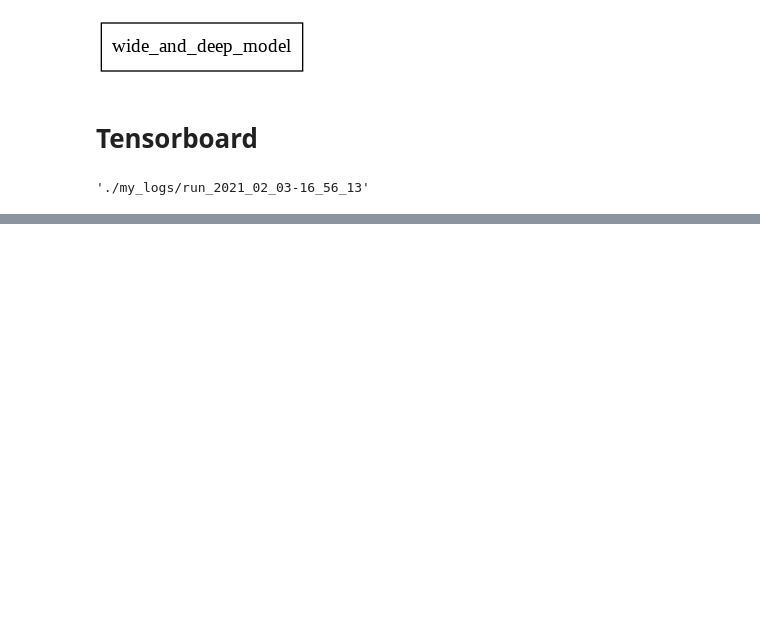
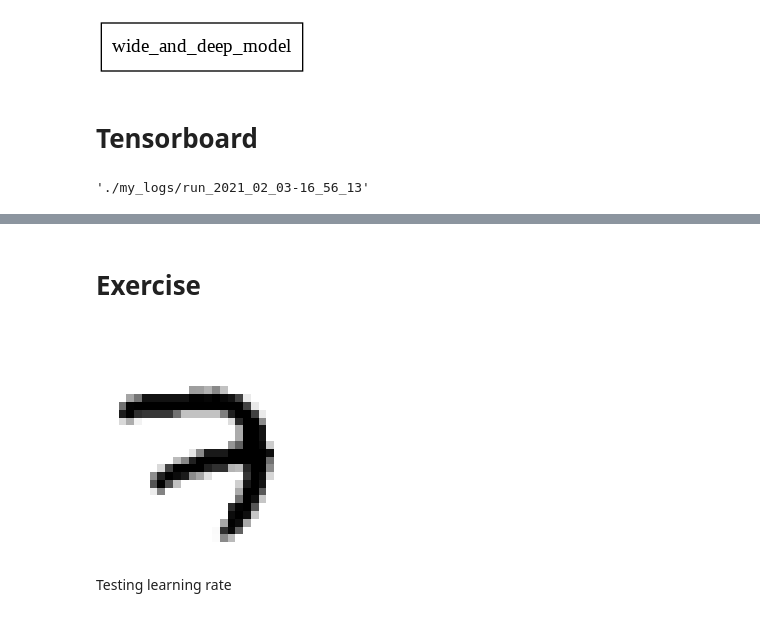
Before and after one commit to johnny19436/ML-learn, a Jupyter notebook: ML_10.ipynb, the cells around one changed output, grey strips where cells are left out. Drawn from its saved outputs; the diff is of its cells as text; code cells hidden in the pictures; blank space fills up the shorter version.

```diff
--- a/ML_10.ipynb
+++ b/ML_10.ipynb
@@ -407,0 +462,2 @@ history = model.fit(X_train, y_train, epochs=30,
+# %% [markdown]
+# Exercise
@@ -407,0 +467,14 @@ history = model.fit(X_train, y_train, epochs=30,
+# %%
+(X_train_full, y_train_full), (X_test, y_test) = keras.datasets.mnist.load_data()
+# %%
+X_valid, X_train = X_train_full[:5000] / 255., X_train_full[5000:] / 255.
+y_valid, y_train = y_train_full[:5000], y_train_full[5000:]
+X_test = X_test / 255.
+# %%
+plt.imshow(X_train[0], cmap="binary")
+plt.axis('off')
+plt.show()
+# %% [output]
+[figure, added]
+# %% [markdown]
+Testing learning rate
```
Also changed, not shown: parts of 26 cells of this notebook.
